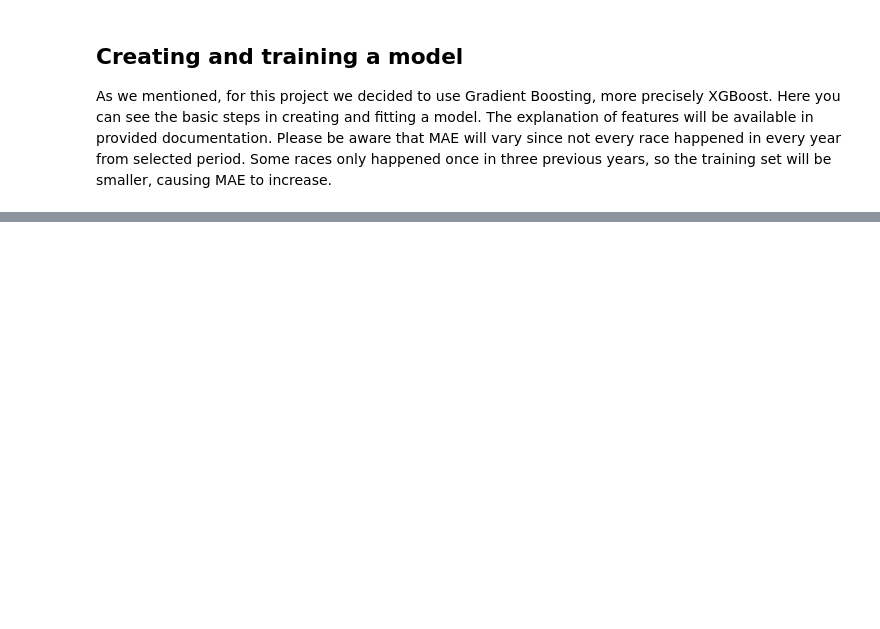
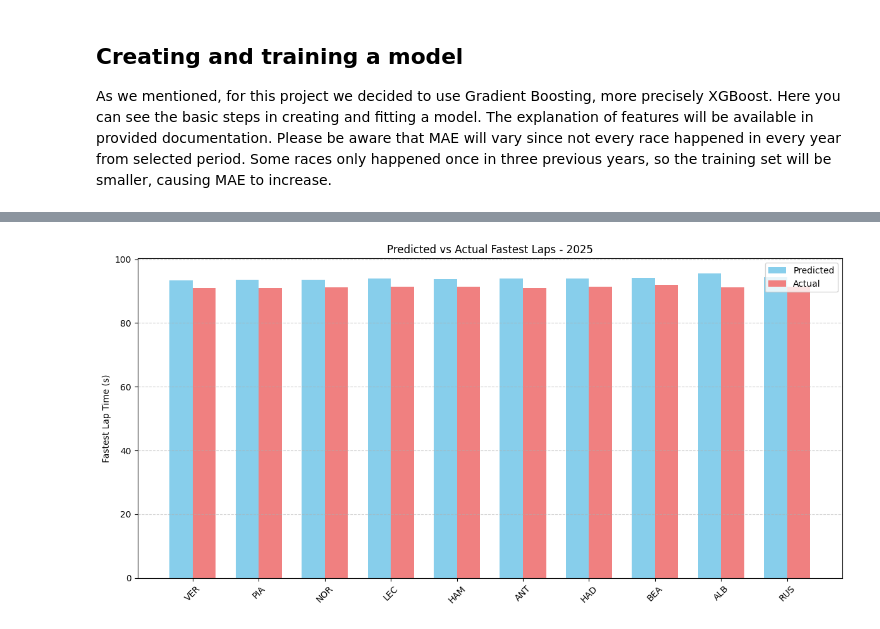
Before and after one commit to petarstamenkovic/F1-Race-Predictor, a Jupyter notebook: F1_Race_Predictor.ipynb, the cells around one changed output, grey strips where cells are left out. Saved outputs shown, nothing was run; the diff lists cells and outputs as text; code cells hidden in the pictures; blank space fills up the shorter version.

```diff
--- a/F1_Race_Predictor.ipynb
+++ b/F1_Race_Predictor.ipynb
@@ -471,12 +464,15 @@ Mean Absolute Error for positions:  2.2701187881807177
 # %%
 from sklearn.ensemble import RandomForestRegressor
 
-# New target is the fastest lap time
-target_lap = 'FastestLap'
+# Features for time ratio prediction
+features_ratio = ['Abbreviation', 'YearWeight','TeamName', 'GridPosition', 'QualifyingTime', 'Temperature', 'Humidity', 'Rain', 'NumberOfRaces','MeanSpeedTrap']
+
+# New target is the time ratio
+target_ratio = 'TimeRatio'
 
 # Elementary data sets for machine learning model fitting
-X2 = final_sessions_encoded[features]
-y2 = final_sessions_encoded[target_lap]
+X2 = final_sessions_encoded[features_ratio]
+y2 = final_sessions_encoded[target_ratio]
 
 # Split the data into training and testing sets
 X2_train, X2_test, y2_train, y2_test = train_test_split(X2, y2, test_size=0.2, random_state=0)
@@ -492,7 +488,7 @@ y2_pred = model2.predict(X2_test)
 
 # Calculate error metrics
 mae = mean_absolute_error(y2_test, y2_pred)
-print(f"Mean Absolute Error for lap times: {mae}")
+print(f"Mean Absolute Error for time ratio: {mae}")
 
 # Optionally: Display feature importances
 importances = model2.feature_importances_
@@ -596,0 +638,30 @@ print(X_2025[['Abbreviation', 'PredictedRacePosition', 'FinalPredictedPosition',
+# %%
+import matplotlib.pyplot as plt
+import numpy as np
+
+# Actual fastest laps of predicted drivers
+actual_laps_2025 = [91.041, 91.039, 91.116, 91.469, 91.406, 90.965, 91.317, 92.006, 91.125, 91.357]
+
+# Driver names for x-axis
+drivers = X_2025["Abbreviation"].values
+
+# Lap times that model predicted
+predicted_laps_2025 = X_2025["PredictedFastestLap"]
+
+# Customization of the graph
+x = np.arange(len(drivers))
+width = 0.35
+
+plt.figure(figsize=(12, 6))
+plt.bar(x - width/2, predicted_laps_2025, width, label='Predicted', color='skyblue')
+plt.bar(x + width/2, actual_laps_2025, width, label='Actual', color='lightcoral')
+
+plt.xticks(x, drivers, rotation=45)
+plt.ylabel("Fastest Lap Time (s)")
+plt.title("Predicted vs Actual Fastest Laps - 2025")
+plt.legend()
+plt.grid(axis='y', linestyle='--', alpha=0.6)
+plt.tight_layout()
+plt.show()
+# %% [output]
+[figure, added]
```
Also changed, not shown: parts of 18 cells of this notebook, 1 other file.
